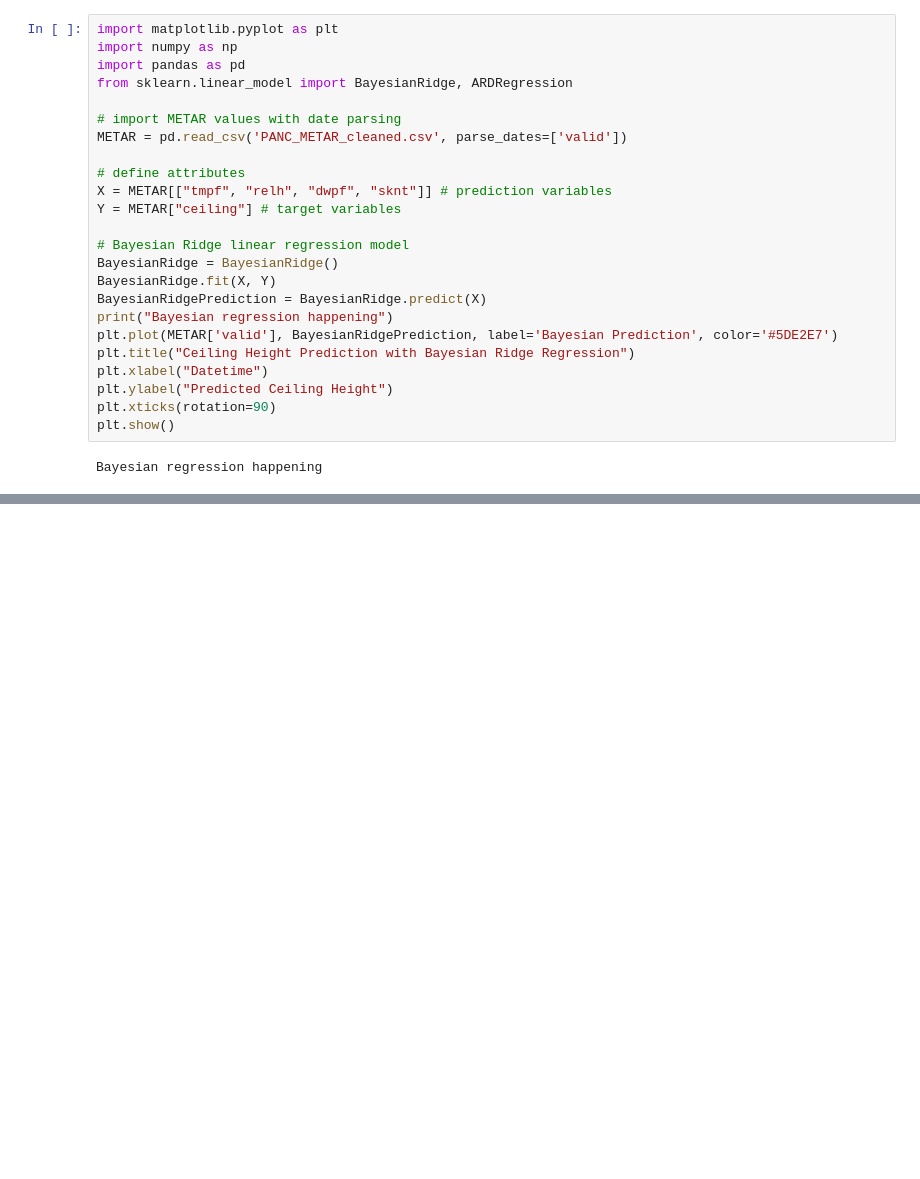
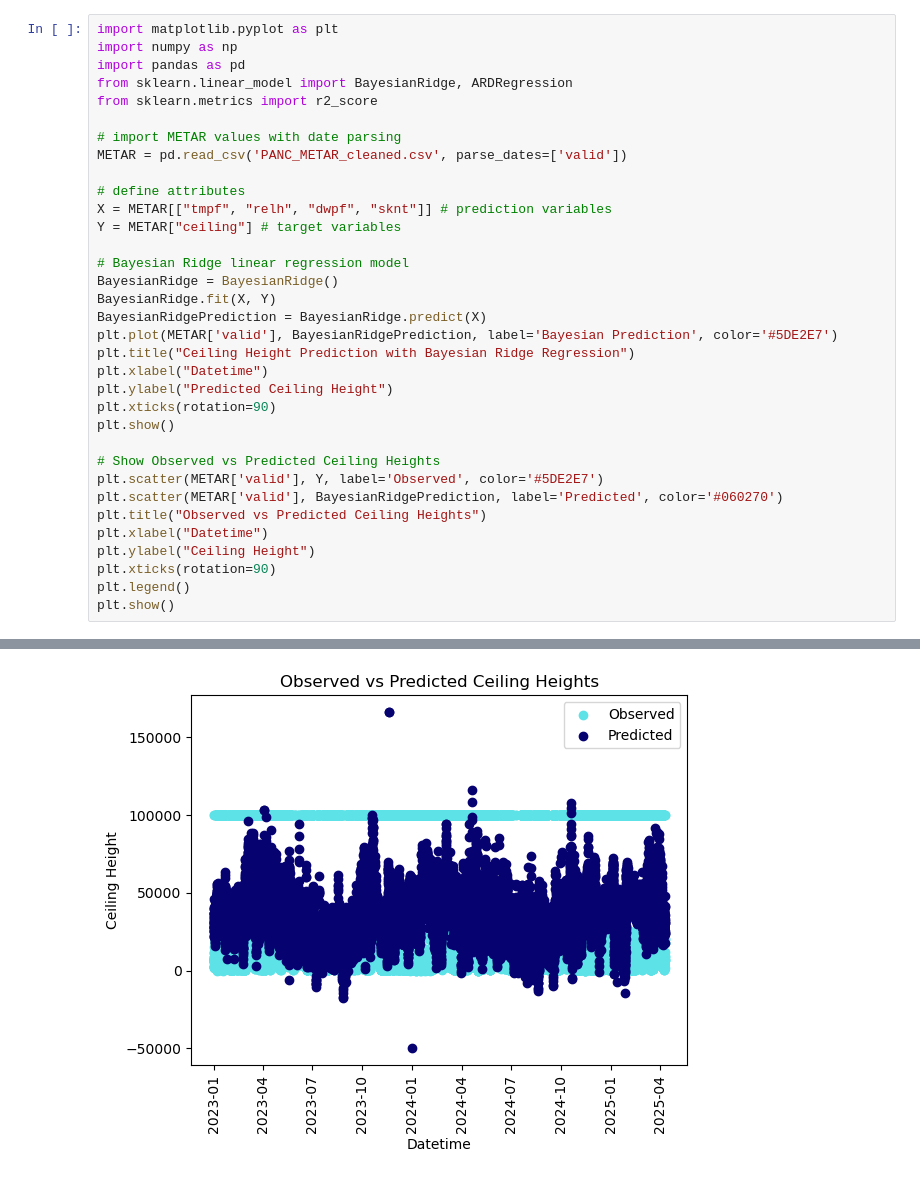
Before and after one commit to cynthiablack/capstone, a Jupyter notebook: Ceiling Height Model.ipynb, the cells around one changed output, grey strips where cells are left out. Cells and saved outputs as stored; diff of their text form; blank space fills up the shorter version.

Commit message:
Scatter plot to compare observed vs predicted

```diff
--- a/Ceiling Height Model.ipynb
+++ b/Ceiling Height Model.ipynb
@@ -1,27 +1,37 @@
 # %%
 import matplotlib.pyplot as plt
 import numpy as np
 import pandas as pd
 from sklearn.linear_model import BayesianRidge, ARDRegression
+from sklearn.metrics import r2_score
 
 # import METAR values with date parsing
 METAR = pd.read_csv('PANC_METAR_cleaned.csv', parse_dates=['valid'])
 
 # define attributes
 X = METAR[["tmpf", "relh", "dwpf", "sknt"]] # prediction variables
 Y = METAR["ceiling"] # target variables
 
 # Bayesian Ridge linear regression model
 BayesianRidge = BayesianRidge()
 BayesianRidge.fit(X, Y)
 BayesianRidgePrediction = BayesianRidge.predict(X)
-print("Bayesian regression happening")
 plt.plot(METAR['valid'], BayesianRidgePrediction, label='Bayesian Prediction', color='#5DE2E7')
 plt.title("Ceiling Height Prediction with Bayesian Ridge Regression")
 plt.xlabel("Datetime")
 plt.ylabel("Predicted Ceiling Height")
 plt.xticks(rotation=90)
 plt.show()
+
+# Show Observed vs Predicted Ceiling Heights
+plt.scatter(METAR['valid'], Y, label='Observed', color='#5DE2E7')
+plt.scatter(METAR['valid'], BayesianRidgePrediction, label='Predicted', color='#060270')
+plt.title("Observed vs Predicted Ceiling Heights")
+plt.xlabel("Datetime")
+plt.ylabel("Ceiling Height")
+plt.xticks(rotation=90)
+plt.legend()
+plt.show()
 # %% [output]
-Bayesian regression happening
 [figure]
+[figure, added]
```
